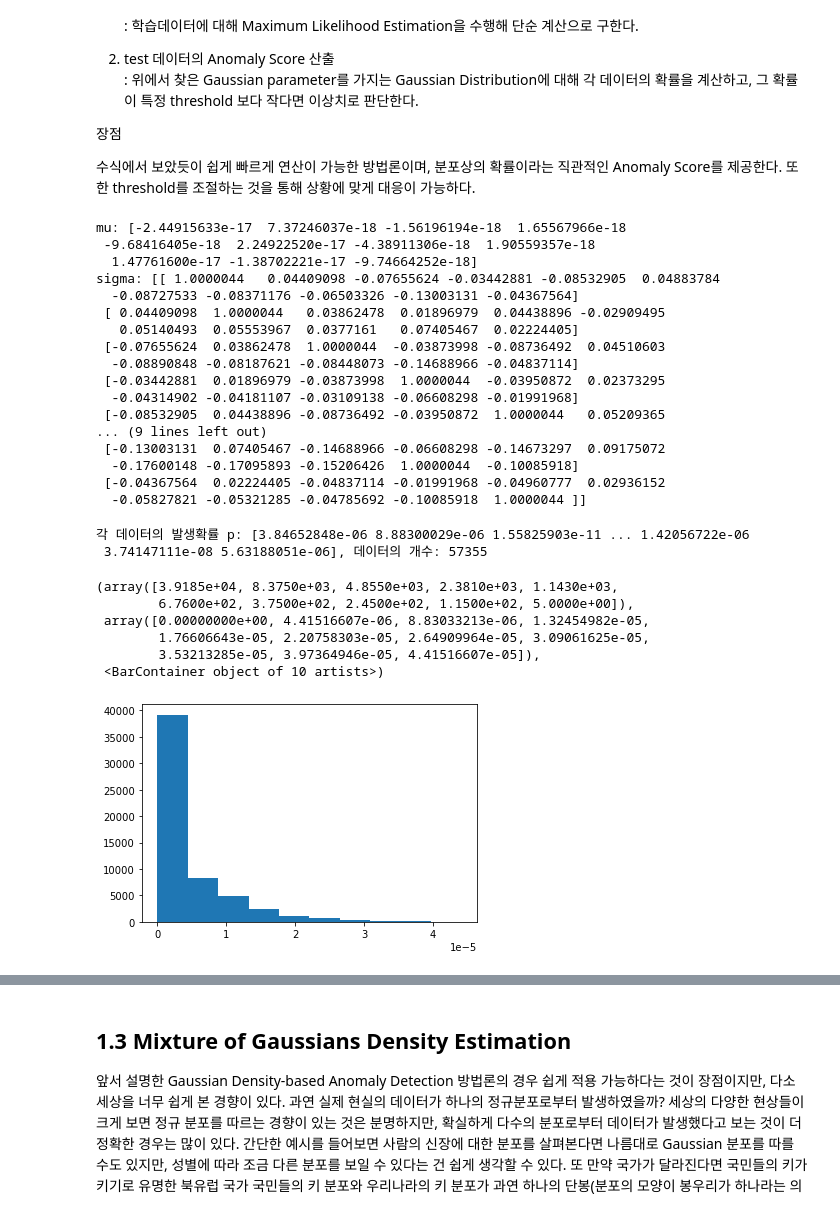
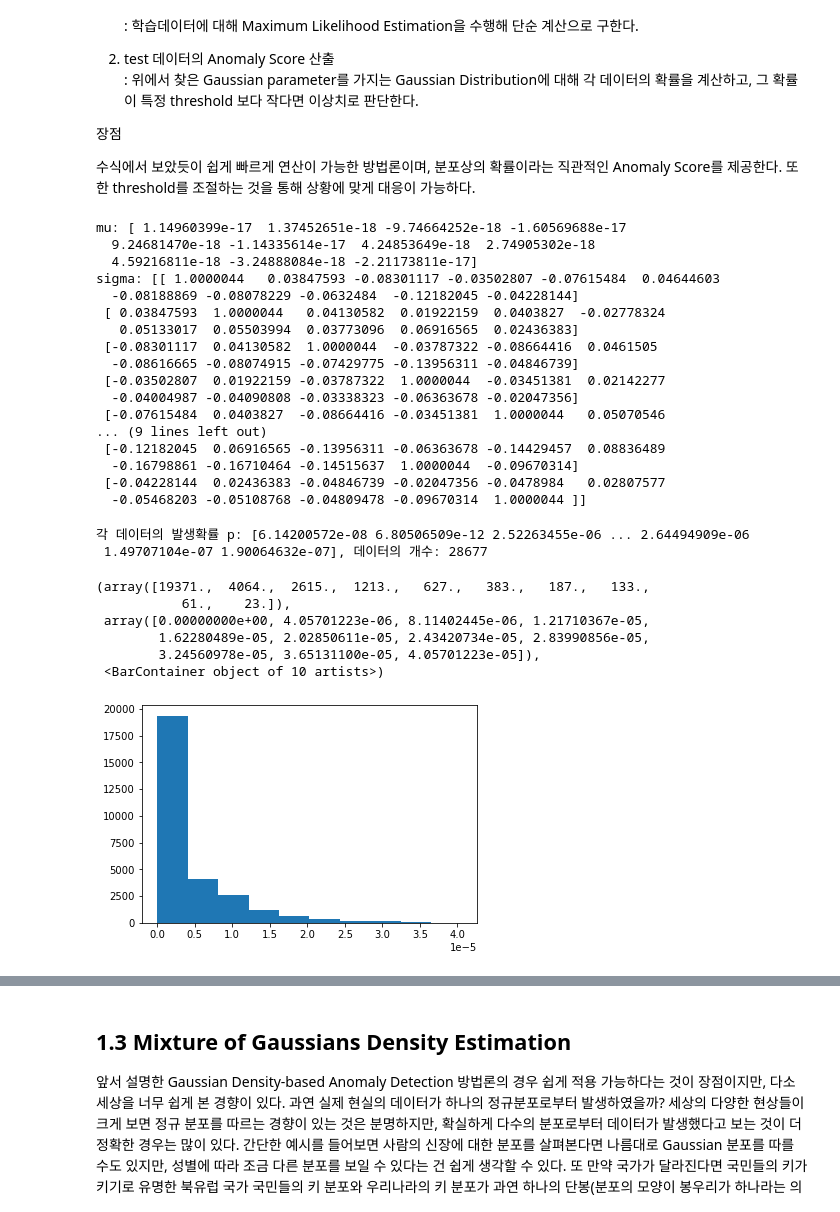
Before and after one commit to Backbone451/Business-Analytics-Tutorial, a Jupyter notebook: 3.Anomaly_Detection/Anomaly_Detection.ipynb, the cells around one changed output, grey strips where cells are left out. Drawn from its saved outputs; the diff is of its cells as text; code cells hidden in the pictures.

```diff
--- a/3.Anomaly_Detection/Anomaly_Detection.ipynb
+++ b/3.Anomaly_Detection/Anomaly_Detection.ipynb
@@ -81,15 +82,35 @@ df = df[['V3', 'V4', 'V7', 'V9', 'V10', 'V11', 'V12', 'V14', 'V16' ,'V17', 'V18'
 위 그래프를 보면 데이터에서 정상 거래와 사기거래의 비율이 매우 불균형한 것을 알 수 있다.
 즉, Classification이 아닌 Anomaly Detection으로 모델을 구현해야 한다.
 # %%
+# 데이터별 분포 시각화
+f, axs = plt.subplots(1,2,figsize=(20,10))
+axs[0].set_title(f'total_test')
+axs[1].set_title(f'validation')
+
 # Class가 0인 데이터만을 포함하는 학습데이터와 정상, 비정상 데이터가 섞인 테스트 데이터를 생성한다.
 df_normal=df[df['Class'] == 0]
 df_frud=df[df['Class'] == 1]
 df_normal = df_normal.sample(frac=1).reset_index(drop=True)
+
+# 정상거래만을 포함하는 학습 데이터
 train_data_size = int(len(df_normal)*0.8)
 train_df=df_normal[:train_data_size].drop(['Class'], axis=1)
 train_target=df_normal[:train_data_size]['Class']
 
+# 정상, 비정상 데이터가 섞인 테스트 데이터
 test_df=df_normal[train_data_size:]
 test_df=pd.concat([test_df, df_frud], axis=0,ignore_index=True).sample(frac=1).reset_index(drop=True)
+sns.distplot(test_df[test_df['Class']==1], bins=100, color='red', ax=axs[0])
+sns.distplot(test_df[test_df['Class']==0], bins=100, color='blue', ax=axs[0])
+
+# threshold(cut-off)를 정하기 위한 validation 데이터
+valid_data_size = int(len(test_df)*0.5)
+valid_df=test_df[:valid_data_size]
+valid_target=test_df[:valid_data_size]['Class']
+sns.distplot(valid_df[valid_df['Class']==1], bins=100, color='red', ax=axs[1])
+sns.distplot(valid_df[valid_df['Class']==0], bins=100, color='blue', ax=axs[1])
+valid_df=valid_df.drop(['Class'], axis=1)
+
+test_df=test_df[valid_data_size:]
 test_target=test_df['Class']
 test_df=test_df.drop(['Class'], axis=1)
@@ -98,6 +124,7 @@ test_df=test_df.drop(['Class'], axis=1)
 scaler = StandardScaler()
 scaler.fit(train_df)
 train_df = scaler.transform(train_df)
+valid_df = scaler.transform(valid_df)
 test_df = scaler.transform(test_df)
 # %%
 train_df
@@ -189,39 +221,40 @@ mu, sigma = estimateGaussian(train_df)
 print(f'mu: {mu}')
 print(f'sigma: {sigma}')
 # %% [output]
-mu: [-2.44915633e-17  7.37246037e-18 -1.56196194e-18  1.65567966e-18
- -9.68416405e-18  2.24922520e-17 -4.38911306e-18  1.90559357e-18
-  1.47761600e-17 -1.38702221e-17 -9.74664252e-18]
-sigma: [[ 1.0000044   0.04409098 -0.07655624 -0.03442881 -0.08532905  0.04883784
-  -0.08727533 -0.08371176 -0.06503326 -0.13003131 -0.04367564]
- [ 0.04409098  1.0000044   0.03862478  0.01896979  0.04438896 -0.02909495
-   0.05140493  0.05553967  0.0377161   0.07405467  0.02224405]
- [-0.07655624  0.03862478  1.0000044  -0.03873998 -0.08736492  0.04510603
-  -0.08890848 -0.08187621 -0.08448073 -0.14688966 -0.04837114]
- [-0.03442881  0.01896979 -0.03873998  1.0000044  -0.03950872  0.02373295
-  -0.04314902 -0.04181107 -0.03109138 -0.06608298 -0.01991968]
- [-0.08532905  0.04438896 -0.08736492 -0.03950872  1.0000044   0.05209365
+mu: [ 1.14960399e-17  1.37452651e-18 -9.74664252e-18 -1.60569688e-17
+  9.24681470e-18 -1.14335614e-17  4.24853649e-18  2.74905302e-18
+  4.59216811e-18 -3.24888084e-18 -2.21173811e-17]
+sigma: [[ 1.0000044   0.03847593 -0.08301117 -0.03502807 -0.07615484  0.04644603
+  -0.08188869 -0.08078229 -0.0632484  -0.12182045 -0.04228144]
+ [ 0.03847593  1.0000044   0.04130582  0.01922159  0.0403827  -0.02778324
+   0.05133017  0.05503994  0.03773096  0.06916565  0.02436383]
+ [-0.08301117  0.04130582  1.0000044  -0.03787322 -0.08664416  0.0461505
+  -0.08616665 -0.08074915 -0.07429775 -0.13956311 -0.04846739]
+ [-0.03502807  0.01922159 -0.03787322  1.0000044  -0.03451381  0.02142277
+  -0.04004987 -0.04090808 -0.03338323 -0.06363678 -0.02047356]
+ [-0.07615484  0.0403827  -0.08664416 -0.03451381  1.0000044   0.05070546
 ... (9 lines left out)
- [-0.13003131  0.07405467 -0.14688966 -0.06608298 -0.14673297  0.09175072
-  -0.17600148 -0.17095893 -0.15206426  1.0000044  -0.10085918]
- [-0.04367564  0.02224405 -0.04837114 -0.01991968 -0.04960777  0.02936152
-  -0.05827821 -0.05321285 -0.04785692 -0.10085918  1.0000044 ]]
+ [-0.12182045  0.06916565 -0.13956311 -0.06363678 -0.14429457  0.08836489
+  -0.16798861 -0.16710464 -0.14515637  1.0000044  -0.09670314]
+ [-0.04228144  0.02436383 -0.04846739 -0.02047356 -0.0478984   0.02807577
+  -0.05468203 -0.05108768 -0.04809478 -0.09670314  1.0000044 ]]
 # %%
-# 다음으로 구한 Gaussian parameters를 이용하여 각 데이터가 다변량 가우시안 분포에 대해서 발생할 확률을 구한다.
-p_test = multivariateGaussian(test_df,mu,sigma)
-print(f'각 데이터의 발생확률 p: {p_test}, 데이터의 개수: {len(p_test)}')
+# 정상 데이터만을 사용해 구한 Gaussian parameters를 이용하여 validation date가 다변량 가우시안 분포에 대해서 발생할 확률을 구한다.
+# 이 확률을 이용하여 threshold를 구한다.
+p_vaild = multivariateGaussian(valid_df,mu,sigma)
+print(f'각 데이터의 발생확률 p: {p_vaild}, 데이터의 개수: {len(p_vaild)}')
 # %% [output]
-각 데이터의 발생확률 p: [3.84652848e-06 8.88300029e-06 1.55825903e-11 ... 1.42056722e-06
- 3.74147111e-08 5.63188051e-06], 데이터의 개수: 57355
+각 데이터의 발생확률 p: [6.14200572e-08 6.80506509e-12 2.52263455e-06 ... 2.64494909e-06
+ 1.49707104e-07 1.90064632e-07], 데이터의 개수: 28677
 # %%
-plt.hist(p_test)
+plt.hist(p_vaild)
 # %% [output]
-(array([3.9185e+04, 8.3750e+03, 4.8550e+03, 2.3810e+03, 1.1430e+03,
-        6.7600e+02, 3.7500e+02, 2.4500e+02, 1.1500e+02, 5.0000e+00]),
- array([0.00000000e+00, 4.41516607e-06, 8.83033213e-06, 1.32454982e-05,
-        1.76606643e-05, 2.20758303e-05, 2.64909964e-05, 3.09061625e-05,
-        3.53213285e-05, 3.97364946e-05, 4.41516607e-05]),
+(array([19371.,  4064.,  2615.,  1213.,   627.,   383.,   187.,   133.,
+           61.,    23.]),
+ array([0.00000000e+00, 4.05701223e-06, 8.11402445e-06, 1.21710367e-05,
+        1.62280489e-05, 2.02850611e-05, 2.43420734e-05, 2.83990856e-05,
+        3.24560978e-05, 3.65131100e-05, 4.05701223e-05]),
  <BarContainer object of 10 artists>)
-[figure, old version]
+[figure, new version]
 # %%
 # 다음으로는 현재 계산된 p값 즉, Anomaly Score를 어느 기준에서 비정상 데이터로 판단할지 threshold를 구한다.
```
Also changed, not shown: parts of 46 cells of this notebook.
